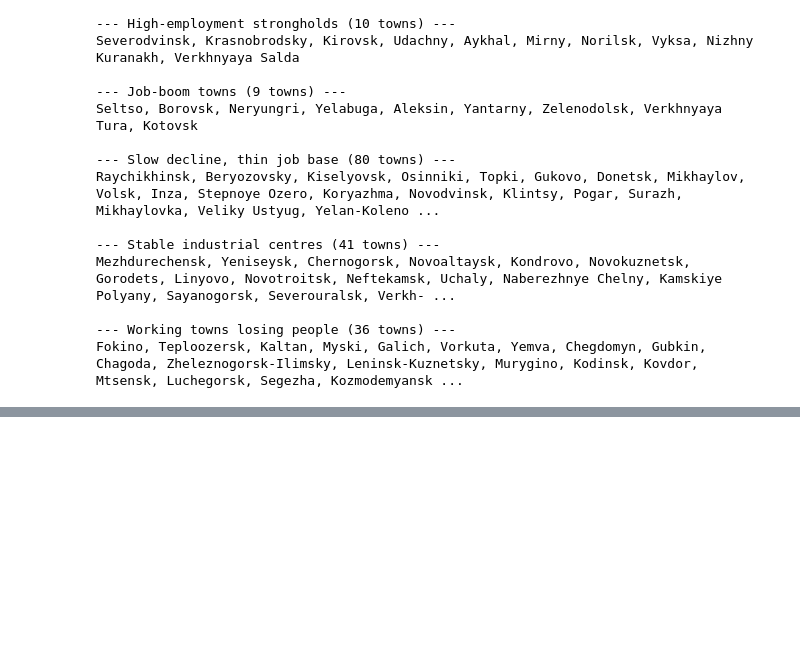
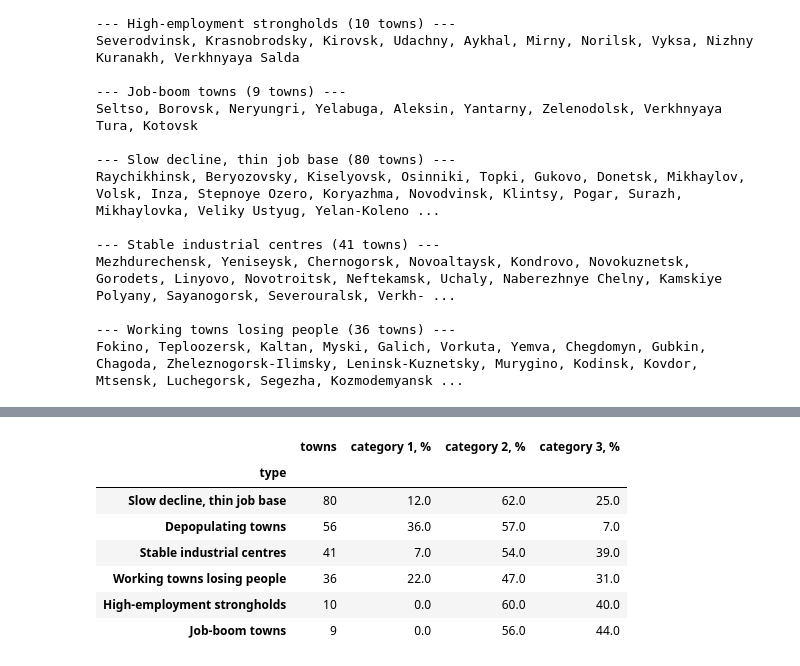
Before and after one commit to evelina-kalugina/-russian-monotowns-typology, a Jupyter notebook: notebooks/04_clustering.ipynb, the cells around one changed output, grey strips where cells are left out. Cells and saved outputs as stored; diff of their text form; code cells hidden in the pictures; blank space fills up the shorter version.

```diff
--- a/notebooks/04_clustering.ipynb
+++ b/notebooks/04_clustering.ipynb
@@ -341,0 +354,16 @@ Fokino, Teploozersk, Kaltan, Myski, Galich, Vorkuta, Yemva, Chegdomyn, Gubkin, C
+# %%
+#official monotown category (Order 469-р) within each type, % of towns
+order = df["type"].value_counts().index        # largest type first
+cat = pd.crosstab(df["type"], df["category"], normalize="index").mul(100).round(0)
+cat.columns = [f"category {c}, %" for c in cat.columns]
+cat.insert(0, "towns", df["type"].value_counts())
+cat.loc[order]
+# %% [output]
+|  | towns | category 1, % | category 2, % | category 3, % |
+| type |  |  |  |  |
+| Slow decline, thin job base | 80 | 12.0 | 62.0 | 25.0 |
+| Depopulating towns | 56 | 36.0 | 57.0 | 7.0 |
+| Stable industrial centres | 41 | 7.0 | 54.0 | 39.0 |
+| Working towns losing people | 36 | 22.0 | 47.0 | 31.0 |
+| High-employment strongholds | 10 | 0.0 | 60.0 | 40.0 |
+| Job-boom towns | 9 | 0.0 | 56.0 | 44.0 |
```
Also changed, not shown: parts of 3 cells of this notebook, 1 other file.
